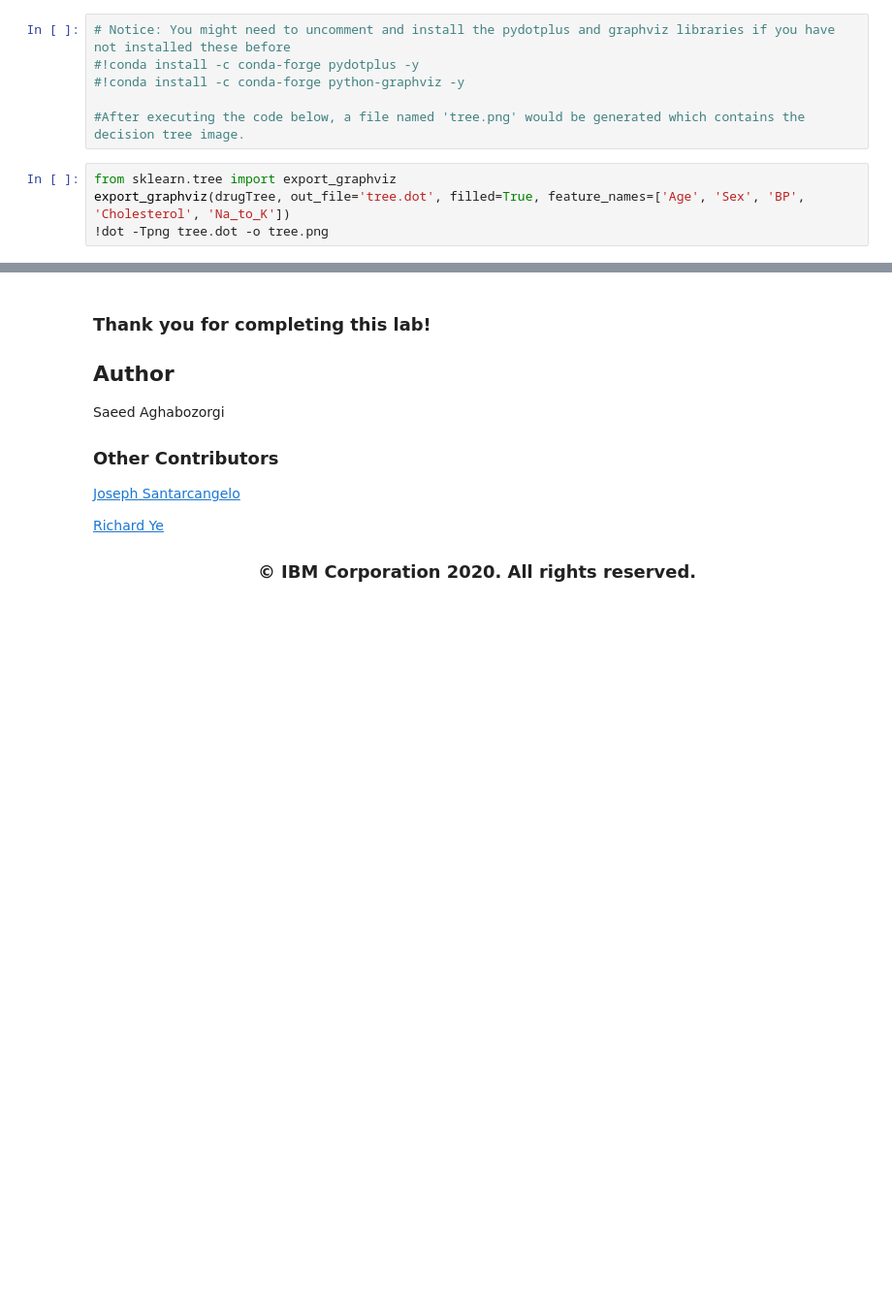
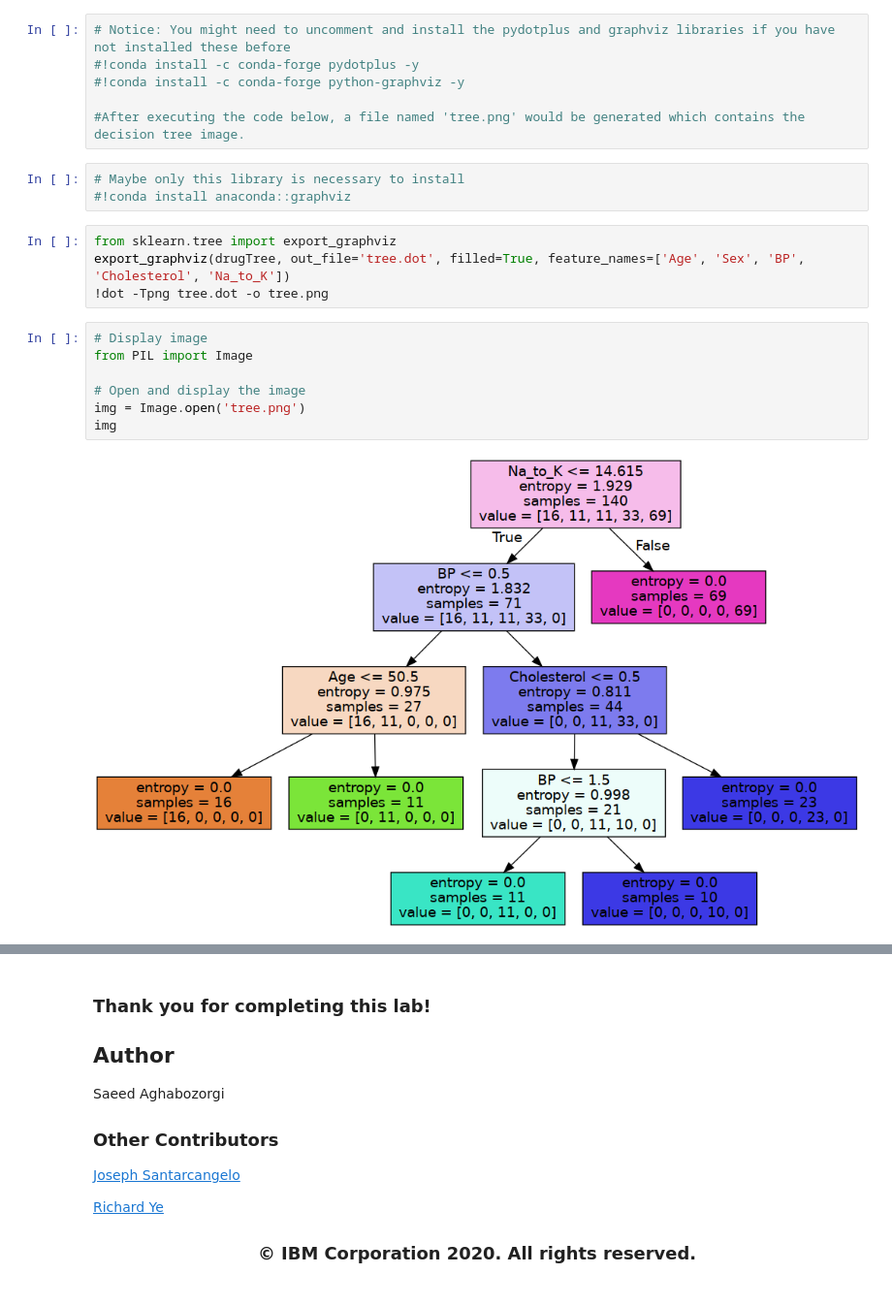
Before and after one commit to rininobaron/IBM_Data_Science_Professional_Certificate, a Jupyter notebook: COURSE_9_Machine_Learning_with_Python/week3/LAB2_ML0101EN-Clas-Decision-Trees-drug.ipynb, the cells around one changed output, grey strips where cells are left out. Shown at 97% size. Cells and saved outputs as stored; diff of their text form; blank space fills up the shorter version.

```diff
--- a/COURSE_9_Machine_Learning_with_Python/week3/LAB2_ML0101EN-Clas-Decision-Trees-drug.ipynb
+++ b/COURSE_9_Machine_Learning_with_Python/week3/LAB2_ML0101EN-Clas-Decision-Trees-drug.ipynb
@@ -235,7 +288,19 @@ Let's visualize the tree
 #!conda install -c conda-forge python-graphviz -y
 
 #After executing the code below, a file named 'tree.png' would be generated which contains the decision tree image.
+# %%
+# Maybe only this library is necessary to install
+#!conda install anaconda::graphviz
 # %%
 from sklearn.tree import export_graphviz
 export_graphviz(drugTree, out_file='tree.dot', filled=True, feature_names=['Age', 'Sex', 'BP', 'Cholesterol', 'Na_to_K'])
 !dot -Tpng tree.dot -o tree.png
+# %%
+# Display image
+from PIL import Image
+
+# Open and display the image
+img = Image.open('tree.png')
+img
+# %% [output]
+[figure, added]
```
Also changed, not shown: parts of 14 cells of this notebook.
